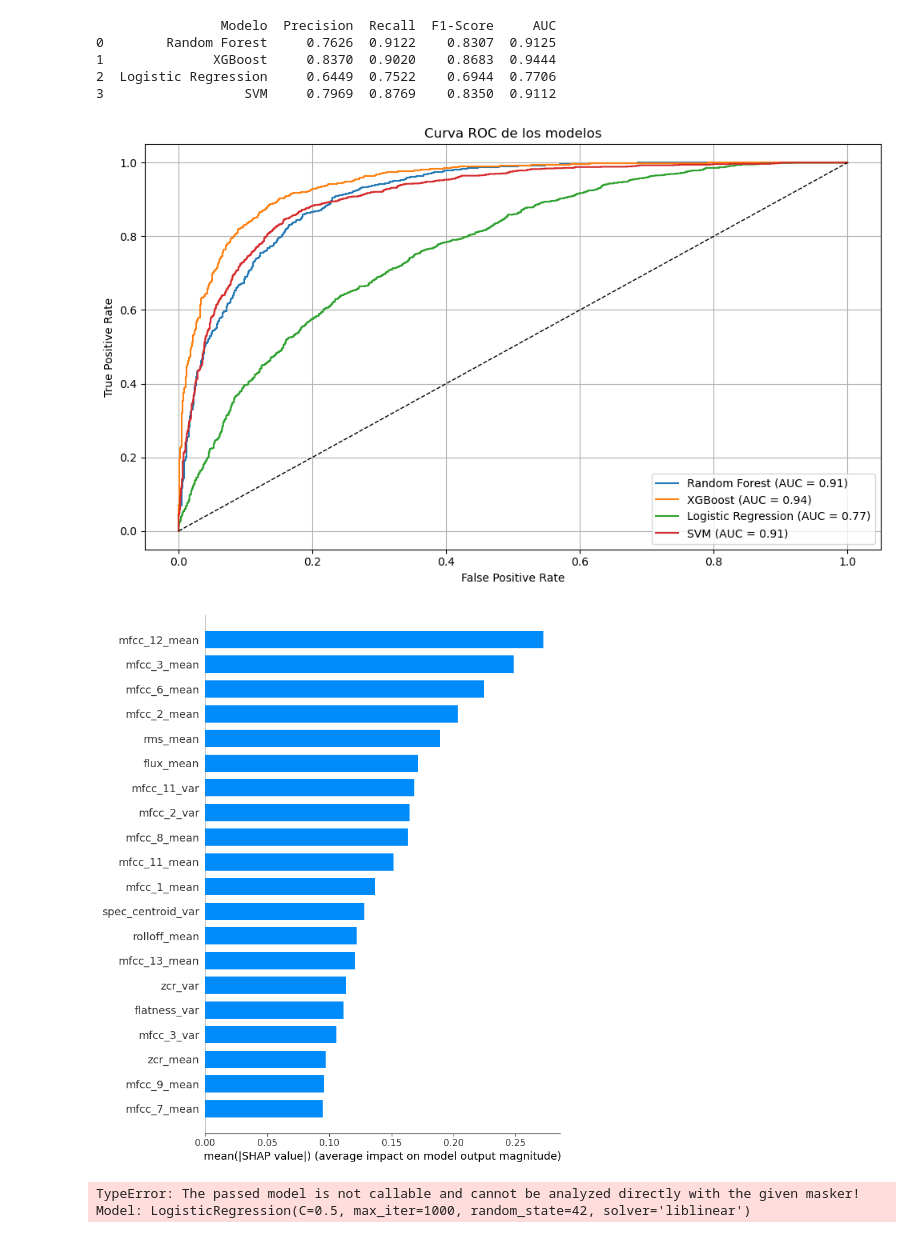
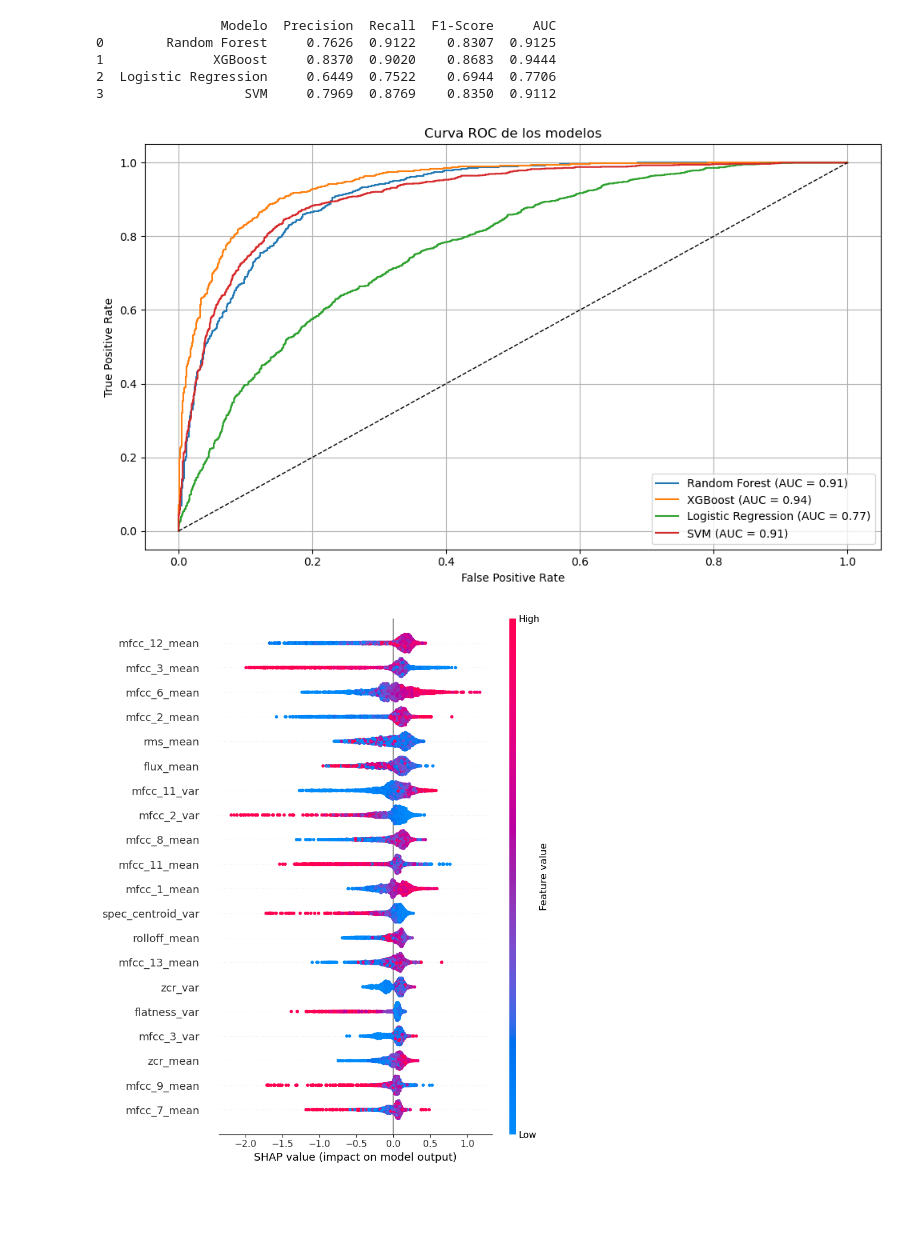
Before and after one commit to OverAlexander-MR/Clasification_Binary_Bird, a Jupyter notebook: train.ipynb, the cells around one changed output. Cells and saved outputs as stored; diff of their text form; code cells hidden in the pictures; blank space fills up the shorter version.

```diff
--- a/train.ipynb
+++ b/train.ipynb
@@ -117,38 +235,32 @@ for nombre, modelo in models.items():
     plt.plot(fpr, tpr, label=f"{nombre} (AUC = {roc_auc:.2f})")
 
 # Diagonal
 plt.plot([0, 1], [0, 1], 'k--', lw=1)
 
 plt.xlabel('False Positive Rate')
 plt.ylabel('True Positive Rate')
 plt.title('Curva ROC de los modelos')
 plt.legend(loc='lower right')
 plt.grid(True)
 plt.tight_layout()
 plt.show()
 
 # Para Random Forest
 importances_rf = models['Random Forest'].feature_importances_
 # Para XGBoost
 importances_xgb = models['XGBoost'].feature_importances_
 
 # Explicador de SHAP para XGBoost
 explainer = shap.Explainer(models['XGBoost'])
 shap_values = explainer(X_test)
 
 # Gráfico de resumen de importancia global
-shap.summary_plot(shap_values, X_test, plot_type="bar")
+shap.summary_plot(shap_values, X_test)
 # %% [output]
                 Modelo  Precision  Recall  F1-Score     AUC
 0        Random Forest     0.7626  0.9122    0.8307  0.9125
 1              XGBoost     0.8370  0.9020    0.8683  0.9444
 2  Logistic Regression     0.6449  0.7522    0.6944  0.7706
 3                  SVM     0.7969  0.8769    0.8350  0.9112
 [figure]
-[figure, old version]
+[figure, new version]
-# %%
-explainer_rf = shap.Explainer(models['Logistic Regression'])
-shap_values_rf = explainer_rf(X_test)
-shap.summary_plot(shap_values_rf, X_test)
-# %% [output]
-TypeError: The passed model is not callable and cannot be analyzed directly with the given masker! Model: LogisticRegression(C=0.5, max_iter=1000, random_state=42, solver='liblinear')
```
Also changed, not shown: parts of 7 cells of this notebook, 9 other files.
